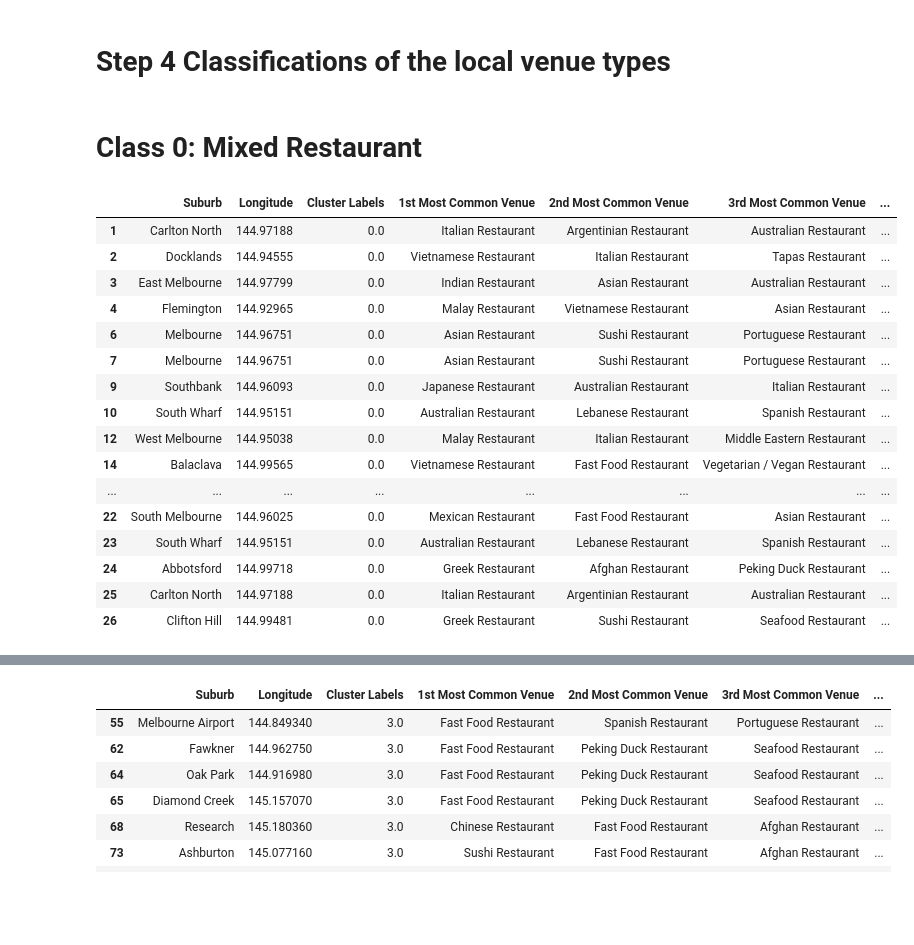
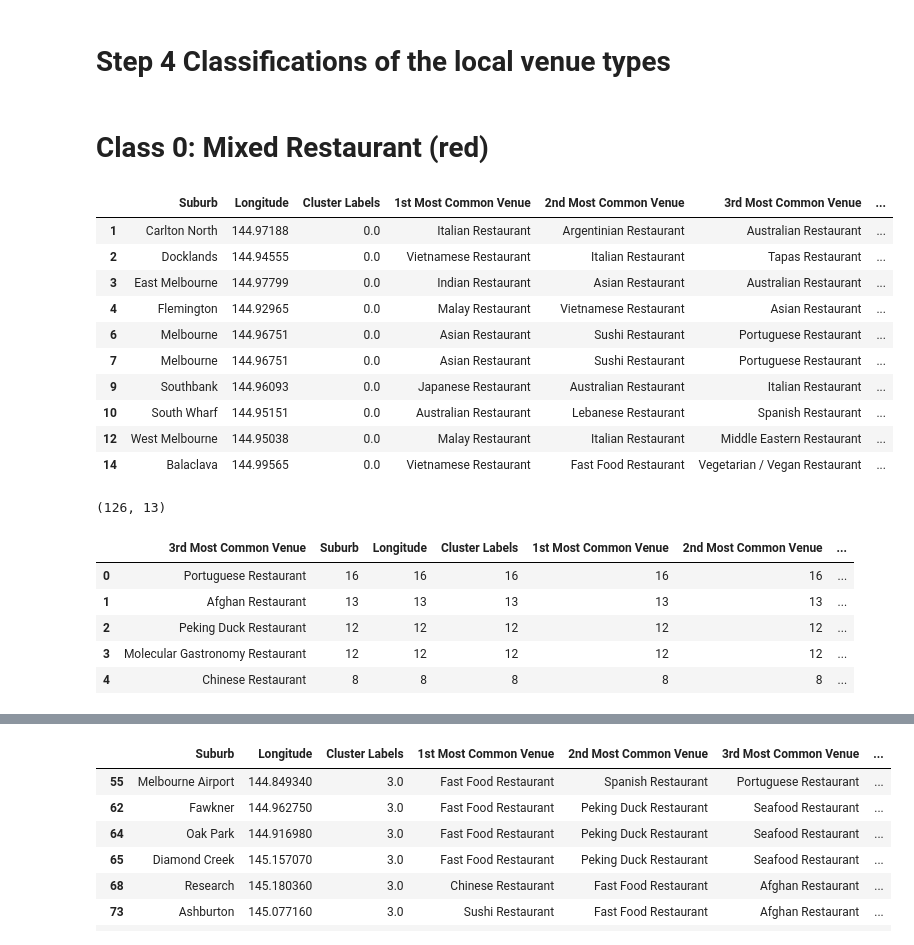
Before and after one commit to xerocopy/Coursera_Adv_DataScience_Capstone, a Jupyter notebook: Final Assignment- Restaurant in Melbourne.ipynb, the cells around one changed output, grey strips where cells are left out. Drawn from its saved outputs; the diff is of its cells as text; code cells hidden in the pictures; blank space fills up the shorter version.

```diff
--- a/Final Assignment- Restaurant in Melbourne.ipynb
+++ b/Final Assignment- Restaurant in Melbourne.ipynb
@@ -773,24 +787,55 @@ map_clusters.save('plot_data.html')
 # %% [markdown]
 # Step 4 Classifications of the local venue types
 # %% [markdown]
-# Class 0: Mixed Restaurant
+# Class 0: Mixed Restaurant (red)
 # %%
-Local_merged.loc[Local_merged['Cluster Labels'] == 0, Local_merged.columns[[1] + list(range(5, Local_merged.shape[1]))]].head(20)
+loc_cl0 = Local_merged.loc[Local_merged['Cluster Labels'] == 0, Local_merged.columns[[1] + list(range(5, Local_merged.shape[1]))]]
+loc_cl0.head(10)
 # %% [output]
 |  | Suburb | Longitude | Cluster Labels | 1st Most Common Venue | 2nd Most Common Venue | 3rd Most Common Venue | ... |
 | 1 | Carlton North | 144.97188 | 0.0 | Italian Restaurant | Argentinian Restaurant | Australian Restaurant | ... |
 | 2 | Docklands | 144.94555 | 0.0 | Vietnamese Restaurant | Italian Restaurant | Tapas Restaurant | ... |
 | 3 | East Melbourne | 144.97799 | 0.0 | Indian Restaurant | Asian Restaurant | Australian Restaurant | ... |
 | 4 | Flemington | 144.92965 | 0.0 | Malay Restaurant | Vietnamese Restaurant | Asian Restaurant | ... |
 | 6 | Melbourne | 144.96751 | 0.0 | Asian Restaurant | Sushi Restaurant | Portuguese Restaurant | ... |
 | 7 | Melbourne | 144.96751 | 0.0 | Asian Restaurant | Sushi Restaurant | Portuguese Restaurant | ... |
 | 9 | Southbank | 144.96093 | 0.0 | Japanese Restaurant | Australian Restaurant | Italian Restaurant | ... |
 | 10 | South Wharf | 144.95151 | 0.0 | Australian Restaurant | Lebanese Restaurant | Spanish Restaurant | ... |
 | 12 | West Melbourne | 144.95038 | 0.0 | Malay Restaurant | Italian Restaurant | Middle Eastern Restaurant | ... |
 | 14 | Balaclava | 144.99565 | 0.0 | Vietnamese Restaurant | Fast Food Restaurant | Vegetarian / Vegan Restaurant | ... |
-| ... | ... | ... | ... | ... | ... | ... | ... |
-| 22 | South Melbourne | 144.96025 | 0.0 | Mexican Restaurant | Fast Food Restaurant | Asian Restaurant | ... |
-| 23 | South Wharf | 144.95151 | 0.0 | Australian Restaurant | Lebanese Restaurant | Spanish Restaurant | ... |
-| 24 | Abbotsford | 144.99718 | 0.0 | Greek Restaurant | Afghan Restaurant | Peking Duck Restaurant | ... |
-| 25 | Carlton North | 144.97188 | 0.0 | Italian Restaurant | Argentinian Restaurant | Australian Restaurant | ... |
-| 26 | Clifton Hill | 144.99481 | 0.0 | Greek Restaurant | Sushi Restaurant | Seafood Restaurant | ... |
+# %%
+loc_cl0.shape
+# %% [output]
+(126, 13)
+# %%
+#res_topct.head()
+#res_topct['Venue Category']
+
+loc_cl = loc_cl0
+loc_cl_ct1= loc_cl.groupby('1st Most Common Venue').count()
+loc_cl_ct1=loc_cl_ct1.sort_values(by='Suburb',ascending = False)
+loc_cl_ct1=loc_cl_ct1.reset_index()
+loc_cl_ct1
+
+loc_cl_ct2= loc_cl.groupby('2nd Most Common Venue').count()
+loc_cl_ct2=loc_cl_ct2.sort_values(by='Suburb',ascending = False)
+loc_cl_ct2=loc_cl_ct2.reset_index()
+loc_cl_ct2
+
+loc_cl_ct3= loc_cl.groupby('3rd Most Common Venue').count()
+loc_cl_ct3=loc_cl_ct3.sort_values(by='Suburb',ascending = False)
+loc_cl_ct3=loc_cl_ct3.reset_index()
+loc_cl_ct3
+
+loc_cl_ct3.head()
+
+# loc_cl_ct1.plot(x ='1st Most Common Venue', y ='Suburb',kind = 'bar')
+# loc_cl_ct2.plot(x ='2nd Most Common Venue', y ='Suburb',kind = 'bar')
+# loc_cl_ct3.plot(x ='3rd Most Common Venue', y ='Suburb',kind = 'bar')
+# %% [output]
+|  | 3rd Most Common Venue | Suburb | Longitude | Cluster Labels | 1st Most Common Venue | 2nd Most Common Venue | ... |
+| 0 | Portuguese Restaurant | 16 | 16 | 16 | 16 | 16 | ... |
+| 1 | Afghan Restaurant | 13 | 13 | 13 | 13 | 13 | ... |
+| 2 | Peking Duck Restaurant | 12 | 12 | 12 | 12 | 12 | ... |
+| 3 | Molecular Gastronomy Restaurant | 12 | 12 | 12 | 12 | 12 | ... |
+| 4 | Chinese Restaurant | 8 | 8 | 8 | 8 | 8 | ... |
```
Also changed, not shown: parts of 27 cells of this notebook.
